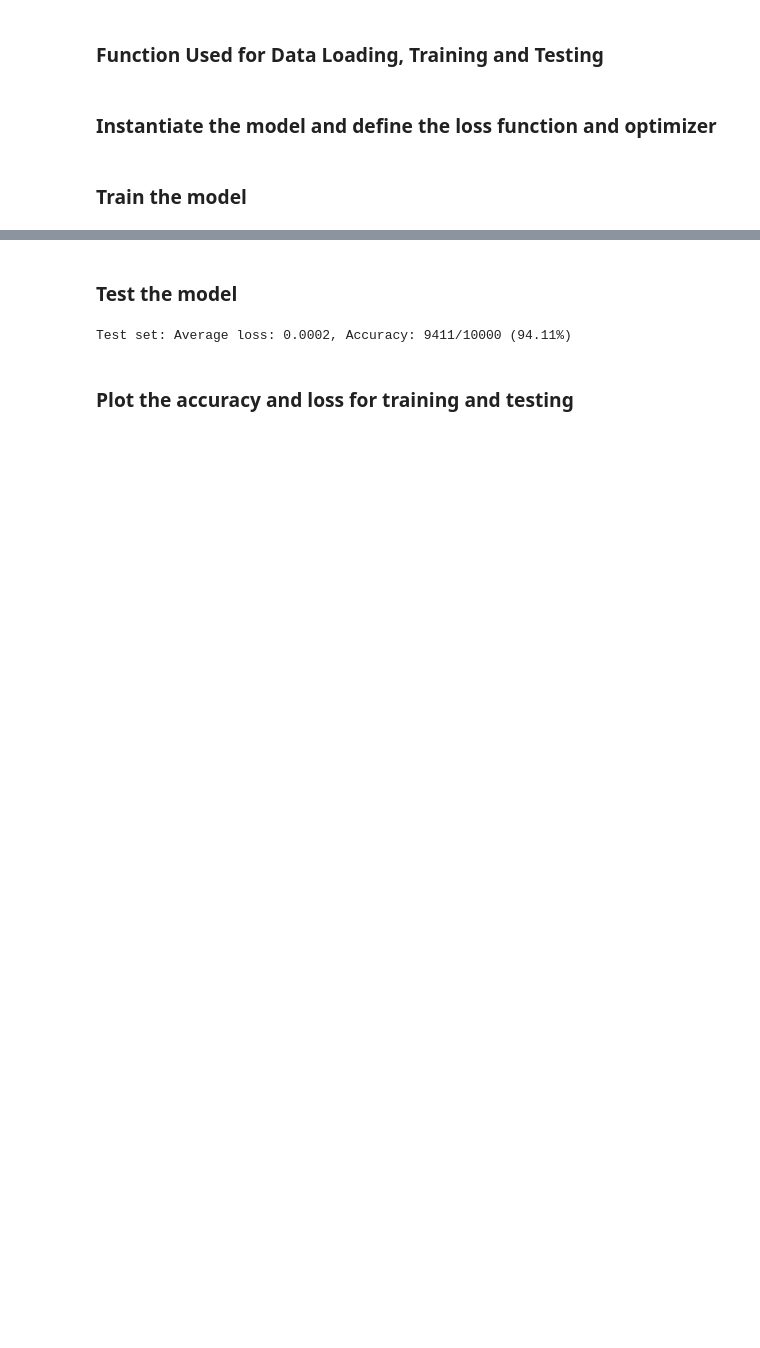
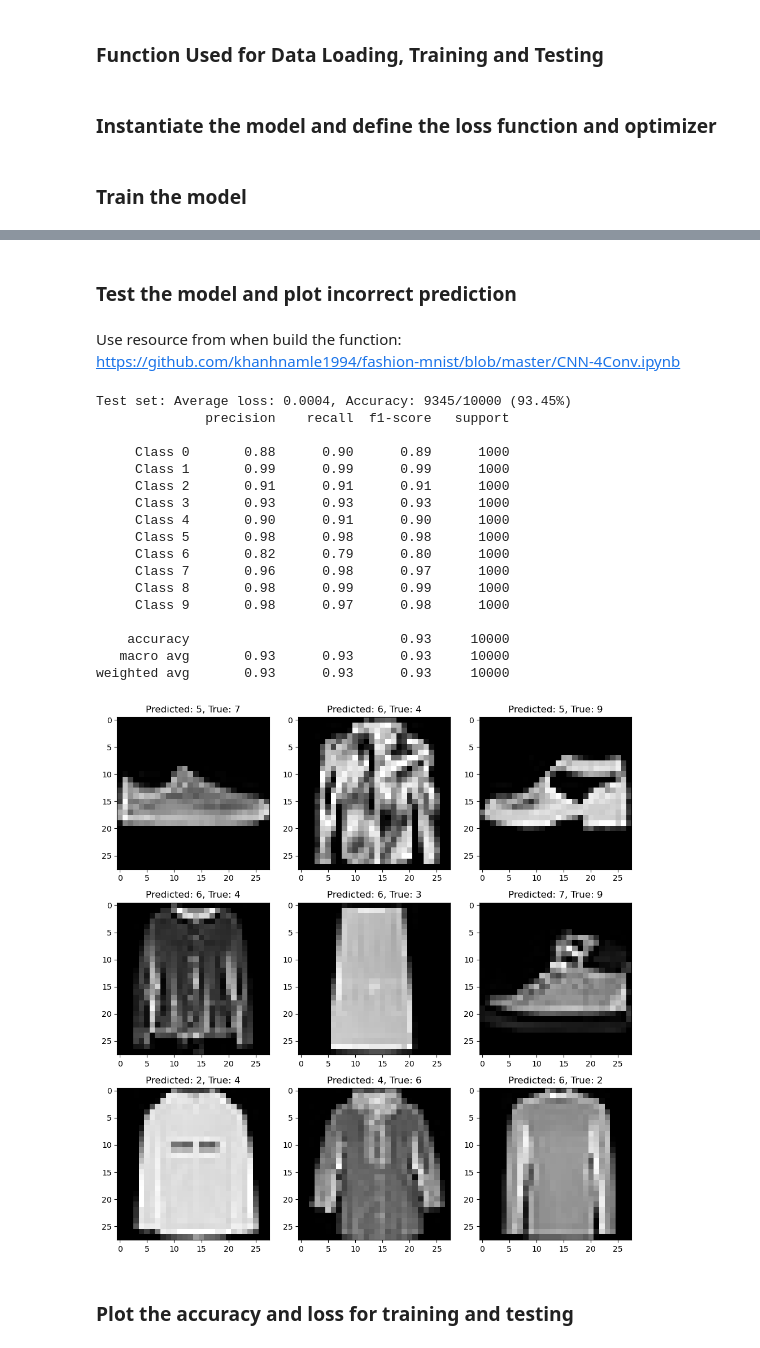
Before and after one commit to Yulin0217/COMP338, a Jupyter notebook: Ass2/Yulin_Huang_2035905.ipynb, the cells around one changed output, grey strips where cells are left out. Drawn from its saved outputs; the diff is of its cells as text; code cells hidden in the pictures; blank space fills up the shorter version.

Commit message:
finish notebook format for CNN3， update model,update plot, update without drop out and more plot,

```diff
--- a/Ass2/Yulin_Huang_2035905.ipynb
+++ b/Ass2/Yulin_Huang_2035905.ipynb
@@ -80,6 +135,9 @@ class MiniVGGNet(nn.Module):
 # %% [markdown]
 ### Function Used for Data Loading, Training and Testing
 # %%
+import numpy as np
+
+
 def calculate_loss_and_accuracy(model_f, data_loader):
     model_f.eval()
     loss = 0
@@ -159,10 +217,13 @@ def train_model(model_f, train_loader_f, test_loader_f, epochs_f):
     return model_f
 
 
-def test_model(model_f, test_loader_f):
+def test_and_plot_incorrect(model_f, test_loader_f, num_classes, num_images=9):
     model_f.eval()  # Switch model to evaluation mode
     test_loss = 0
     correct = 0
+    all_predictions = []
+    all_targets = []
+
     with torch.no_grad():  # Disable gradient calculation
         for data, target in tqdm(test_loader_f, desc="Test"):
             data, target = data.to(device), target.to(device)
@@ -172,10 +233,35 @@ def test_model(model_f, test_loader_f):
             pred = output.argmax(dim=1, keepdim=True)
             correct += pred.eq(target.view_as(pred)).sum().item()
 
+            all_predictions.extend(pred.view_as(target).cpu().numpy())
+            all_targets.extend(target.cpu().numpy())
+
     test_loss /= len(test_loader_f.dataset)
+
     # Print test results
     print(
         f'Test set: Average loss: {test_loss:.4f}, Accuracy: {correct}/{len(test_loader_f.dataset)} ({100. * correct / len(test_loader_f.dataset):.2f}%)')
+
+    # Generate and print the classification report
+    target_names = ["Class {}".format(i) for i in range(num_classes)]
+    print(classification_report(all_targets, all_predictions, target_names=target_names))
+
+    # Identify incorrect predictions
+    incorrect_indices = np.nonzero(np.array(all_predictions) != np.array(all_targets))[0]
+
+    # Plot incorrect predictions
+    if len(incorrect_indices) > 0:
+        plt.figure(figsize=(10, 10))
+        for i in range(min(num_images, len(incorrect_indices))):
+            idx = incorrect_indices[i]
+            plt.subplot(3, 3, i + 1)
+            plt.imshow(test_loader_f.dataset[idx][0].squeeze(), cmap='gray', interpolation='none')
+            plt.title(f"Predicted: {all_predictions[idx]}, True: {all_targets[idx]}")
+            plt.tight_layout()
+        plt.show()
+    else:
+        print("No incorrect predictions to display.")
+
 
 
 def polt_for_train_test(epochs_f, train_losses_f, train_accuracies_f, test_losses_f, test_accuracies_f):
@@ -268,14 +354,33 @@ End of Epoch 12, Test Loss: 0.1821, Test Accuracy: 93.66%
 ... (18 outputs left out)
 # %% [markdown]
-###  Test the model
+###  Test the model and plot incorrect prediction
+# %% [markdown]
+Use resource from when build the function: https://github.com/khanhnamle1994/fashion-mnist/blob/master/CNN-4Conv.ipynb
 # %%
 # Load model from local
-# model = torch.load('model/MiniVGGNet.pth')
+model = torch.load('model/MiniVGGNet2.pth')
 
 # Evaluate the model
-test_model(model, test_loader)
+test_and_plot_incorrect(model, test_loader,10)
 # %% [output]
-Test set: Average loss: 0.0002, Accuracy: 9411/10000 (94.11%)
+Test set: Average loss: 0.0004, Accuracy: 9345/10000 (93.45%)
+              precision    recall  f1-score   support
+
+     Class 0       0.88      0.90      0.89      1000
+     Class 1       0.99      0.99      0.99      1000
+     Class 2       0.91      0.91      0.91      1000
+     Class 3       0.93      0.93      0.93      1000
+     Class 4       0.90      0.91      0.90      1000
+     Class 5       0.98      0.98      0.98      1000
+     Class 6       0.82      0.79      0.80      1000
+     Class 7       0.96      0.98      0.97      1000
+     Class 8       0.98      0.99      0.99      1000
+     Class 9       0.98      0.97      0.98      1000
+
+    accuracy                           0.93     10000
+   macro avg       0.93      0.93      0.93     10000
+weighted avg       0.93      0.93      0.93     10000
+[figure, added]
 # %% [markdown]
 ### Plot the accuracy and loss for training and testing
 # %%
```
Also changed, not shown: parts of 9 cells of this notebook, 3 other files.
